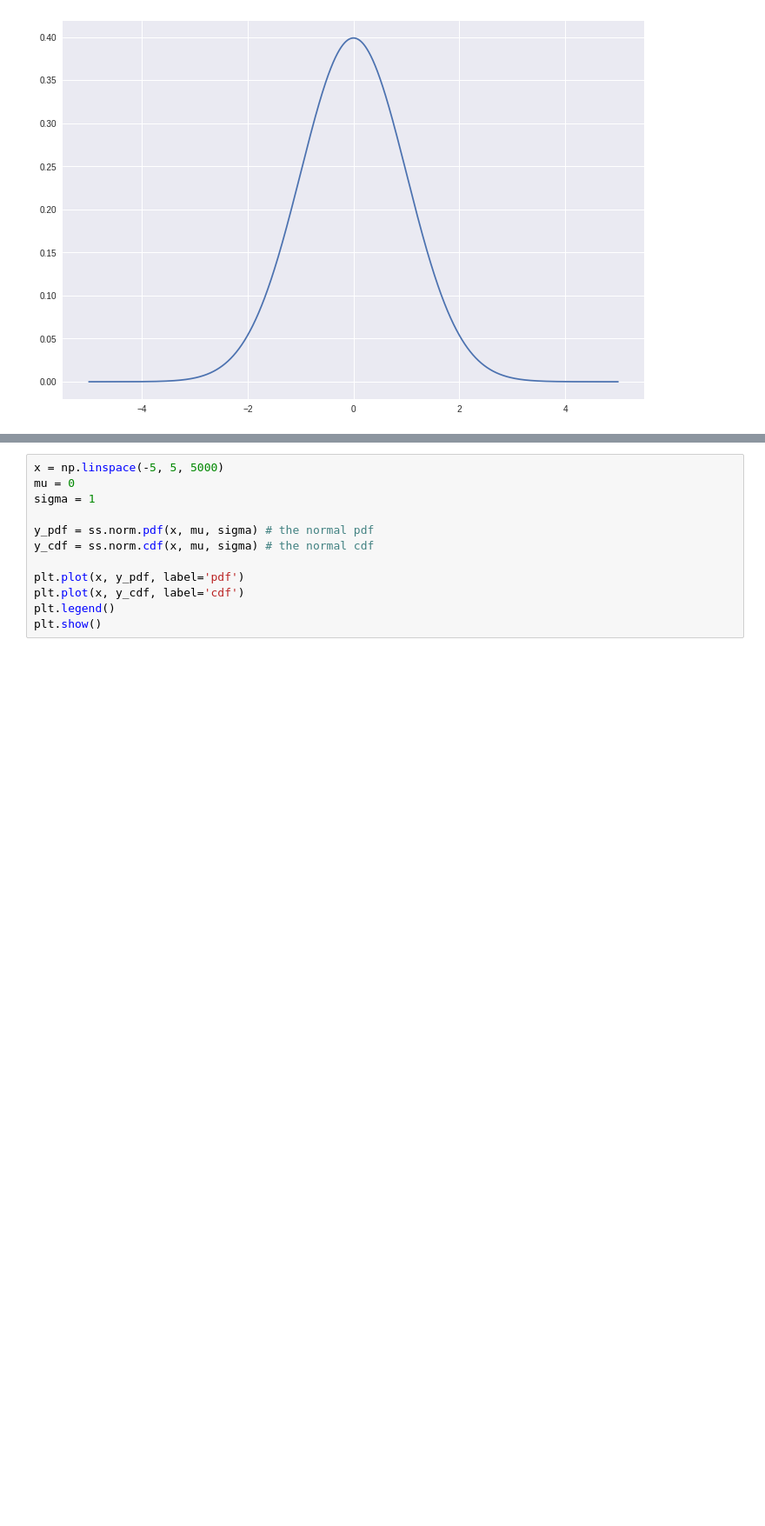
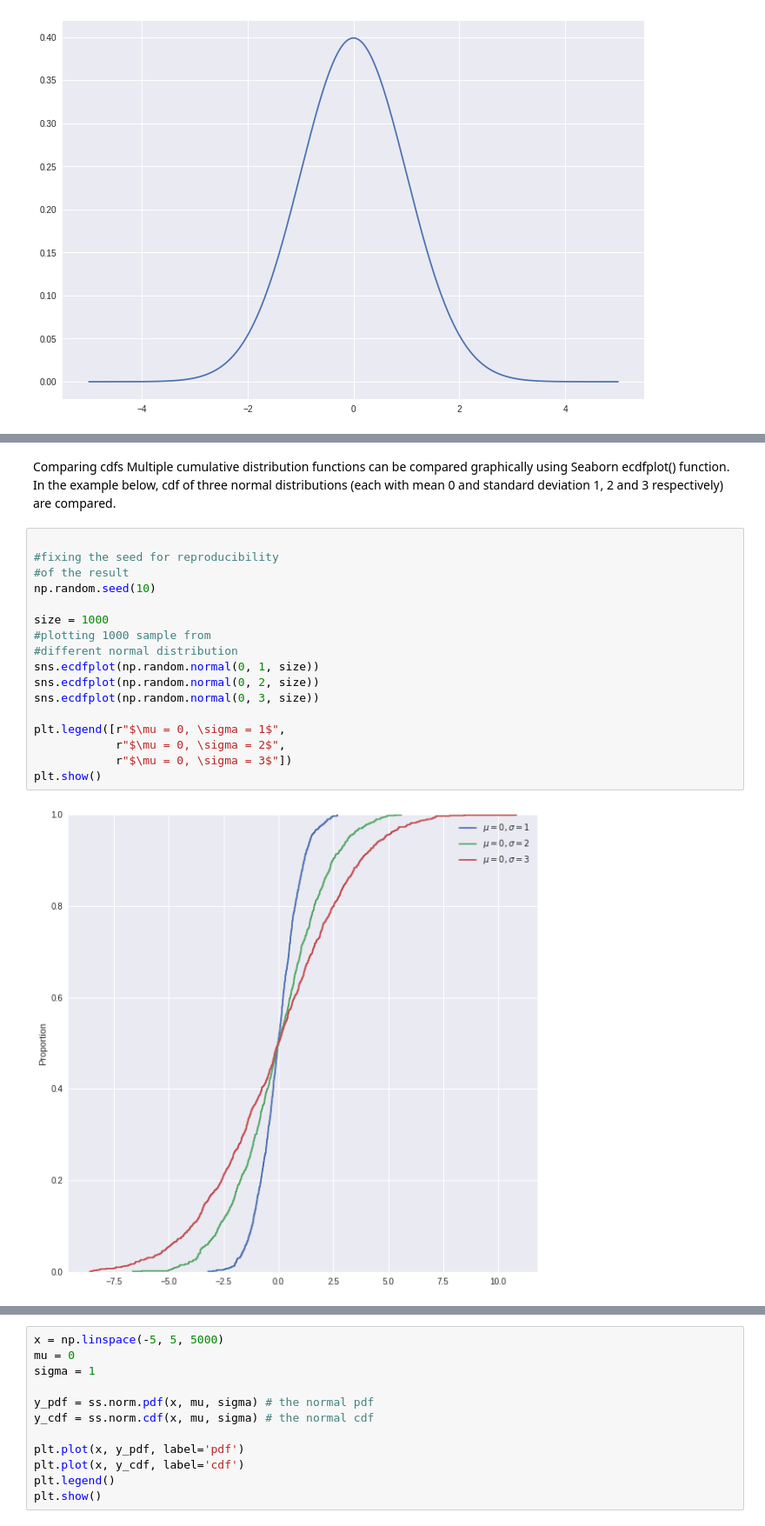
Before and after one commit to ruslanraupoff/mai-416854, a Jupyter notebook: spa.ipynb, the cells around one changed output, grey strips where cells are left out. Shown: that part at 87% size. Drawn from its saved outputs; the diff is of its cells as text; blank space fills up the shorter version.

```diff
--- a/spa.ipynb
+++ b/spa.ipynb
@@ -35,0 +83,22 @@ Fortunately for us, the people at scipy provided nearly every kind of distributi
+# %% [markdown]
+Comparing cdfs
+Multiple cumulative distribution functions can be compared graphically using Seaborn ecdfplot() function. In the example below, cdf of three normal distributions (each with mean 0 and standard deviation 1, 2 and 3 respectively) are compared.
+# %%
+
+#fixing the seed for reproducibility
+#of the result
+np.random.seed(10)
+
+size = 1000
+#plotting 1000 sample from
+#different normal distribution
+sns.ecdfplot(np.random.normal(0, 1, size))
+sns.ecdfplot(np.random.normal(0, 2, size))
+sns.ecdfplot(np.random.normal(0, 3, size))
+
+plt.legend([r"$\mu = 0, \sigma = 1$",
+            r"$\mu = 0, \sigma = 2$",
+            r"$\mu = 0, \sigma = 3$"])
+plt.show()
+# %% [output]
+[figure, added]
```
Also changed, not shown: parts of 31 cells of this notebook.
